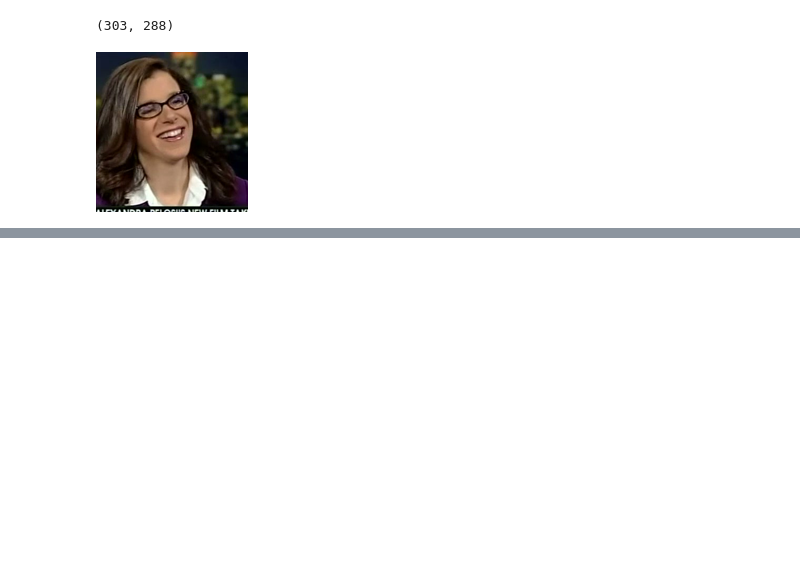
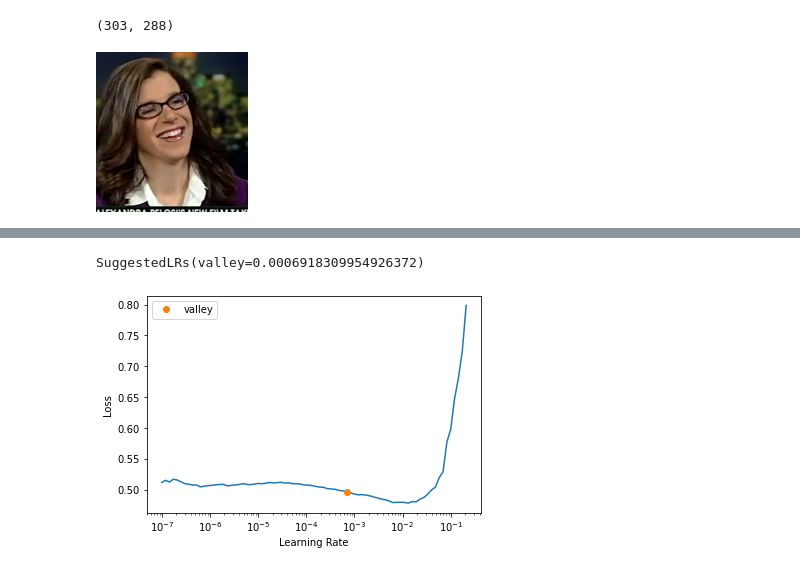
Before and after one commit to moaaztaha/Computer-Vision, a Jupyter notebook: Facial Keypoints Detection/Facial_Keypoints_Detection_04_FastAI.ipynb, the cells around one changed output, grey strips where cells are left out. Cells and saved outputs as stored; diff of their text form; code cells hidden in the pictures; blank space fills up the shorter version.

```diff
--- a/Facial Keypoints Detection/Facial_Keypoints_Detection_04_FastAI.ipynb
+++ b/Facial Keypoints Detection/Facial_Keypoints_Detection_04_FastAI.ipynb
@@ -22,0 +92,4 @@ im.to_thumb(160)
+# %%
+learn.unfreeze()
+learn.lr_find()
+# %% [output]
@@ -22,0 +97,2 @@ im.to_thumb(160)
+SuggestedLRs(valley=0.0006918309954926372)
+[figure, added]
```
Also changed, not shown: parts of 19 cells of this notebook, 1 other file.
